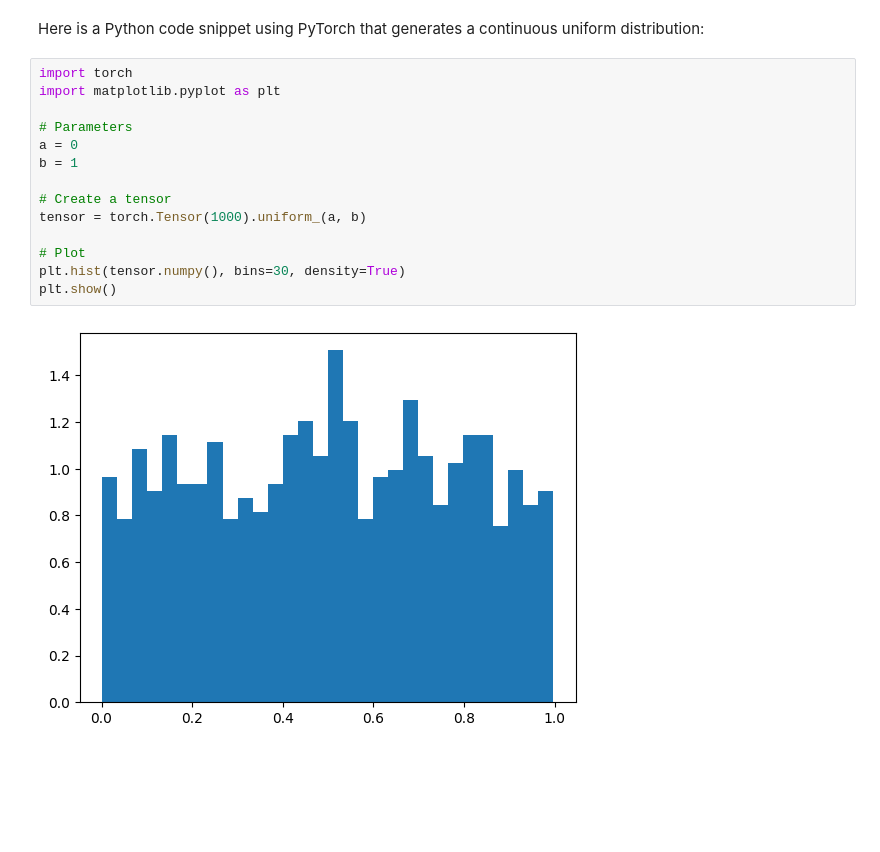
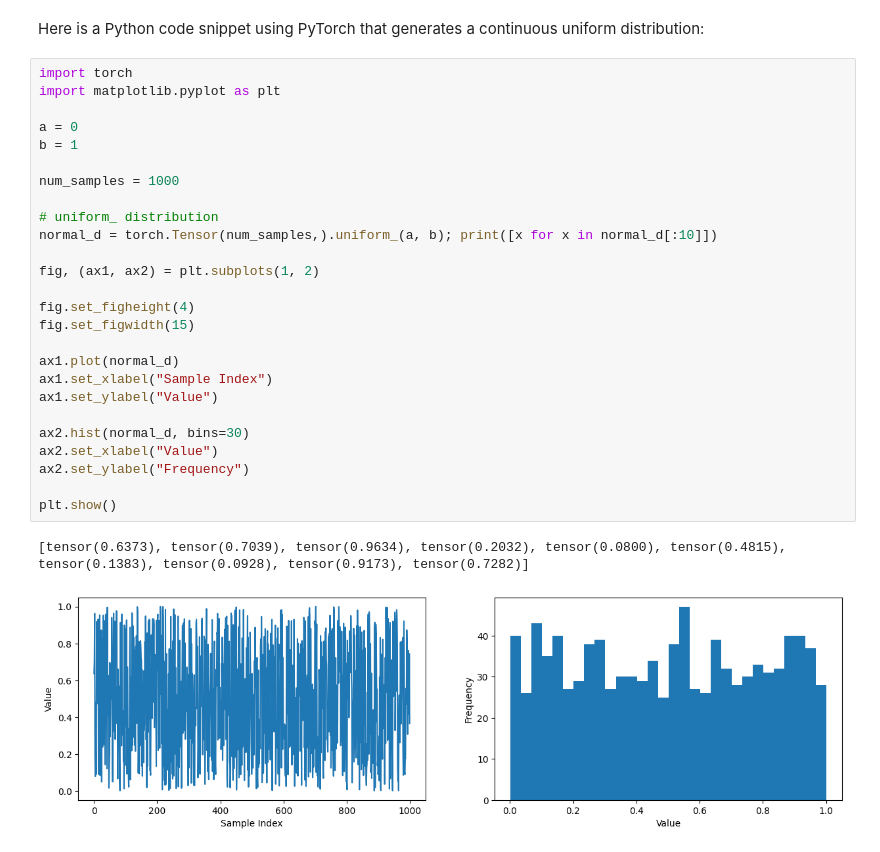
Before and after one commit to vergotten/Comprehensive-Machine-Learning-Algorithms, a Jupyter notebook: distributions.ipynb, the cells around one changed output. Drawn from its saved outputs; the diff is of its cells as text; blank space fills up the shorter version.

```diff
--- a/distributions.ipynb
+++ b/distributions.ipynb
@@ -2,20 +2,33 @@
 <a href="https://colab.research.google.com/github/vergotten/Comprehensive-Machine-Learning-Algorithms/blob/main/distributions.ipynb" target="_parent"><img src="https://colab.research.google.com/assets/colab-badge.svg" alt="Open In Colab"/></a>
 # %% [markdown]
 Here is a Python code snippet using PyTorch that generates a continuous uniform distribution:
-# %%
-import torch
-import matplotlib.pyplot as plt
-
-# Parameters
-a = 0
-b = 1
-
-# Create a tensor
-tensor = torch.Tensor(1000).uniform_(a, b)
-
-# Plot
-plt.hist(tensor.numpy(), bins=30, density=True)
-plt.show()
-# %% [output]
-[figure, removed]
+# %%
+import torch
+import matplotlib.pyplot as plt
+
+a = 0
+b = 1
+
+num_samples = 1000
+
+# uniform_ distribution
+normal_d = torch.Tensor(num_samples,).uniform_(a, b); print([x for x in normal_d[:10]])
+
+fig, (ax1, ax2) = plt.subplots(1, 2)
+
+fig.set_figheight(4)
+fig.set_figwidth(15)
+
+ax1.plot(normal_d)
+ax1.set_xlabel("Sample Index")
+ax1.set_ylabel("Value")
+
+ax2.hist(normal_d, bins=30)
+ax2.set_xlabel("Value")
+ax2.set_ylabel("Frequency")
+
+plt.show()
+# %% [output]
+[tensor(0.6373), tensor(0.7039), tensor(0.9634), tensor(0.2032), tensor(0.0800), tensor(0.4815), tensor(0.1383), tensor(0.0928), tensor(0.9173), tensor(0.7282)]
+[figure, added]
 # %% [markdown]
```
Also changed, not shown: parts of 8 cells of this notebook.
